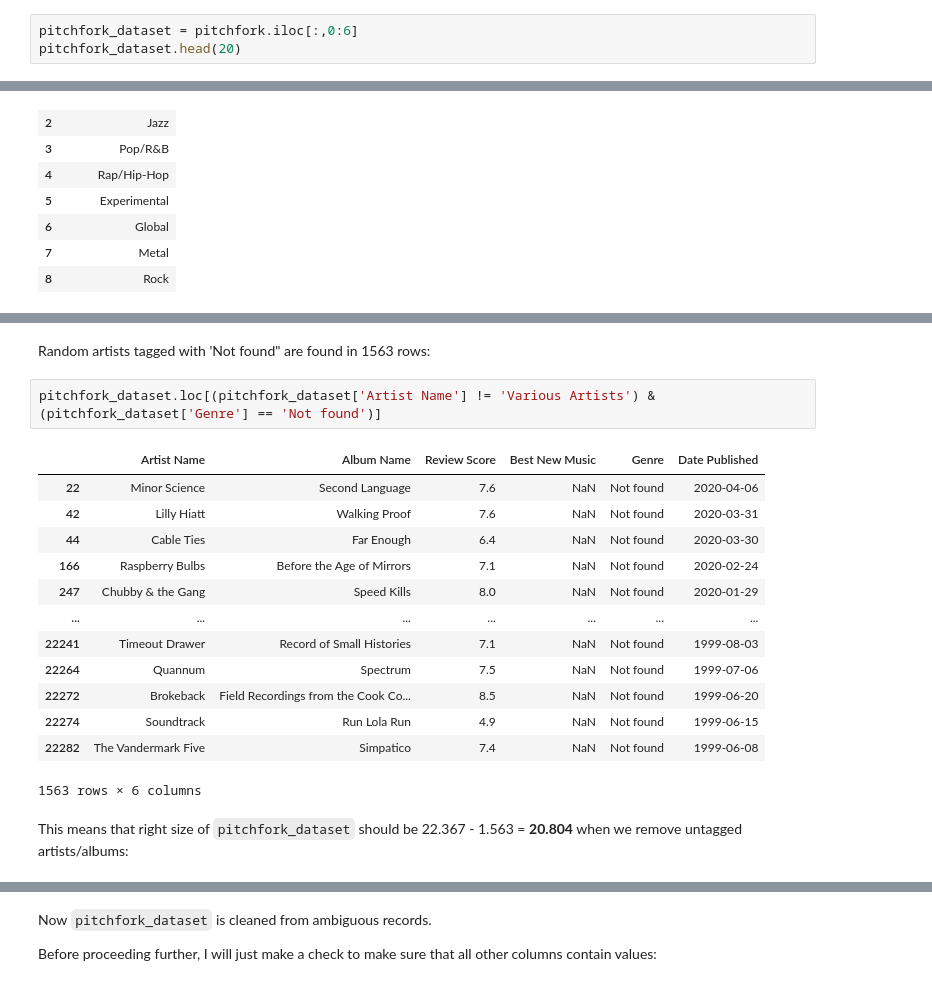
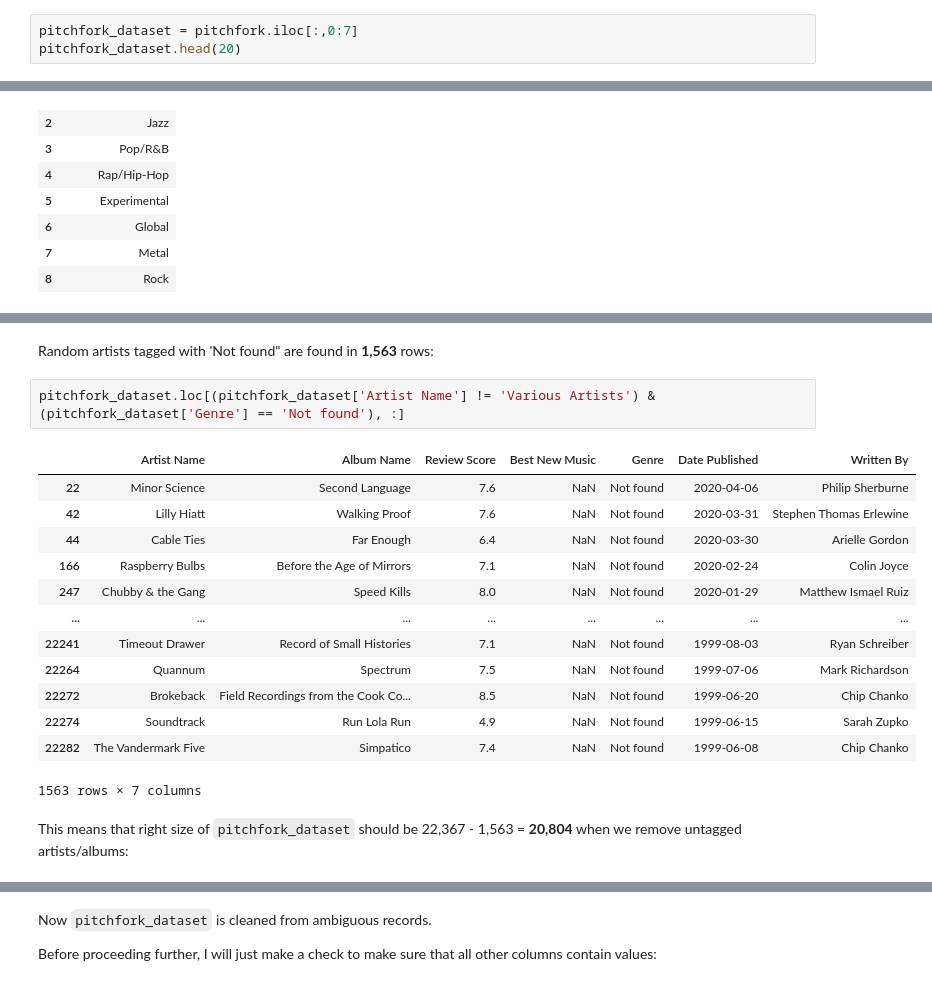
Before and after one commit to glbshv/Pitchfork-project, a Jupyter notebook: 03_Pitchfork_data_analysis.ipynb, the cells around one changed output, grey strips where cells are left out. Cells and saved outputs as stored; diff of their text form.

```diff
--- a/03_Pitchfork_data_analysis.ipynb
+++ b/03_Pitchfork_data_analysis.ipynb
@@ -72,4 +73,4 @@ However, I will be looking only at the following ones: **Artist Name**, **Album
 # %%
-pitchfork_dataset = pitchfork.iloc[:,0:6]
+pitchfork_dataset = pitchfork.iloc[:,0:7]
 pitchfork_dataset.head(20)
 # %% [output]
@@ -239,23 +254,23 @@ pitchfork_dataset.loc[(pitchfork_dataset['Artist Name'] == 'Various Artists') &
 # %% [markdown]
-Random artists tagged with 'Not found" are found in 1563 rows:
+Random artists tagged with 'Not found" are found in **1,563** rows:
 # %%
-pitchfork_dataset.loc[(pitchfork_dataset['Artist Name'] != 'Various Artists') & (pitchfork_dataset['Genre'] == 'Not found')]
+pitchfork_dataset.loc[(pitchfork_dataset['Artist Name'] != 'Various Artists') & (pitchfork_dataset['Genre'] == 'Not found'), :]
 # %% [output]
-|  | Artist Name | Album Name | Review Score | Best New Music | Genre | Date Published |
-| 22 | Minor Science | Second Language | 7.6 | NaN | Not found | 2020-04-06 |
-| 42 | Lilly Hiatt | Walking Proof | 7.6 | NaN | Not found | 2020-03-31 |
-| 44 | Cable Ties | Far Enough | 6.4 | NaN | Not found | 2020-03-30 |
-| 166 | Raspberry Bulbs | Before the Age of Mirrors | 7.1 | NaN | Not found | 2020-02-24 |
-| 247 | Chubby & the Gang | Speed Kills | 8.0 | NaN | Not found | 2020-01-29 |
-| ... | ... | ... | ... | ... | ... | ... |
-| 22241 | Timeout Drawer | Record of Small Histories | 7.1 | NaN | Not found | 1999-08-03 |
-| 22264 | Quannum | Spectrum | 7.5 | NaN | Not found | 1999-07-06 |
-| 22272 | Brokeback | Field Recordings from the Cook Co... | 8.5 | NaN | Not found | 1999-06-20 |
-| 22274 | Soundtrack | Run Lola Run | 4.9 | NaN | Not found | 1999-06-15 |
-| 22282 | The Vandermark Five | Simpatico | 7.4 | NaN | Not found | 1999-06-08 |
+|  | Artist Name | Album Name | Review Score | Best New Music | Genre | Date Published | Written By |
+| 22 | Minor Science | Second Language | 7.6 | NaN | Not found | 2020-04-06 | Philip Sherburne |
+| 42 | Lilly Hiatt | Walking Proof | 7.6 | NaN | Not found | 2020-03-31 | Stephen Thomas Erlewine |
+| 44 | Cable Ties | Far Enough | 6.4 | NaN | Not found | 2020-03-30 | Arielle Gordon |
+| 166 | Raspberry Bulbs | Before the Age of Mirrors | 7.1 | NaN | Not found | 2020-02-24 | Colin Joyce |
+| 247 | Chubby & the Gang | Speed Kills | 8.0 | NaN | Not found | 2020-01-29 | Matthew Ismael Ruiz |
+| ... | ... | ... | ... | ... | ... | ... | ... |
+| 22241 | Timeout Drawer | Record of Small Histories | 7.1 | NaN | Not found | 1999-08-03 | Ryan Schreiber |
+| 22264 | Quannum | Spectrum | 7.5 | NaN | Not found | 1999-07-06 | Mark Richardson |
+| 22272 | Brokeback | Field Recordings from the Cook Co... | 8.5 | NaN | Not found | 1999-06-20 | Chip Chanko |
+| 22274 | Soundtrack | Run Lola Run | 4.9 | NaN | Not found | 1999-06-15 | Sarah Zupko |
+| 22282 | The Vandermark Five | Simpatico | 7.4 | NaN | Not found | 1999-06-08 | Chip Chanko |
-1563 rows × 6 columns
+1563 rows × 7 columns
 # %% [markdown]
-This means that right size of `pitchfork_dataset` should be 22.367 - 1.563 = **20.804** when we remove untagged artists/albums:
+This means that right size of `pitchfork_dataset` should be 22,367 - 1,563 = **20,804** when we remove untagged artists/albums:
 # %%
 pitchfork_dataset = pitchfork_dataset.drop(
     pitchfork_dataset.loc[
```
Also changed, not shown: parts of 33 cells of this notebook.
